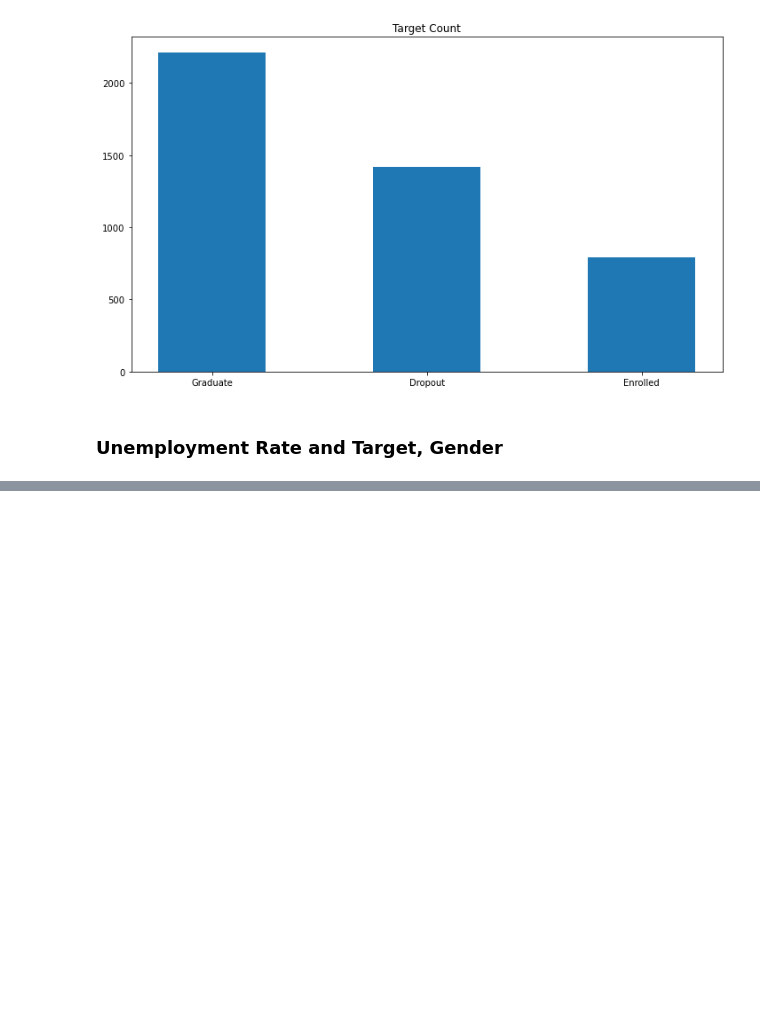
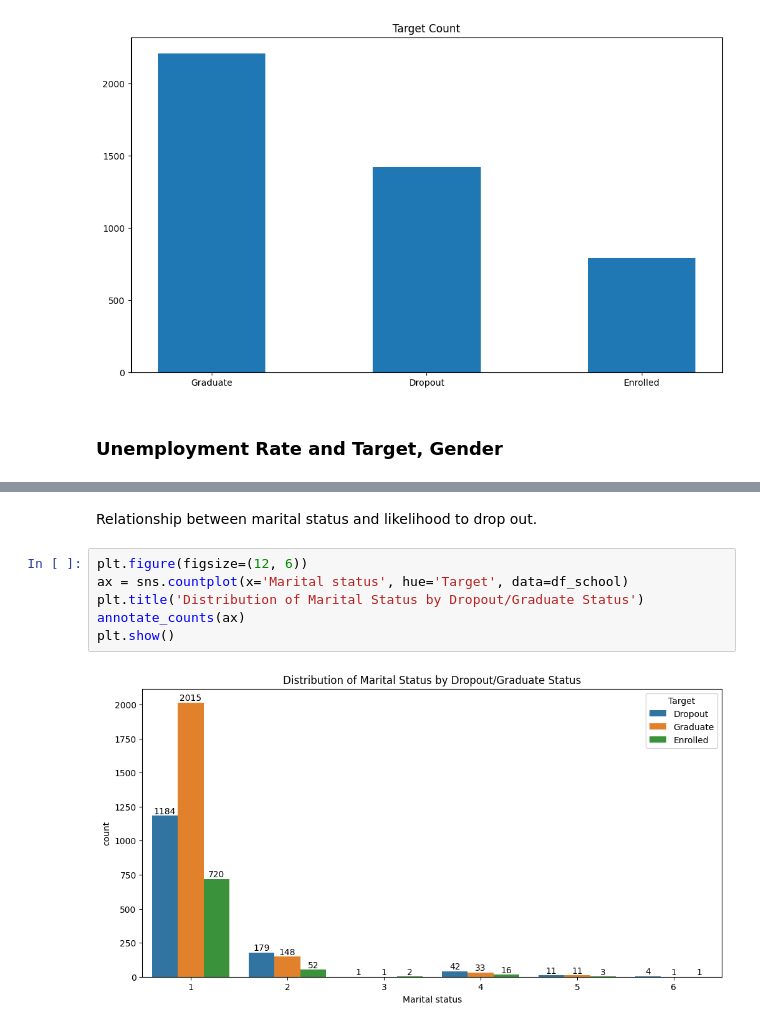
Before and after one commit to KANUBALAD/ML-Fairness-in-School-DropOut-, a Jupyter notebook: Notebooks/EDA of School Dropout Dataset.ipynb, the cells around one changed output, grey strips where cells are left out. Cells and saved outputs as stored; diff of their text form; blank space fills up the shorter version.

```diff
--- a/Notebooks/EDA of School Dropout Dataset.ipynb
+++ b/Notebooks/EDA of School Dropout Dataset.ipynb
@@ -64,0 +206,10 @@ plt.show()
+# %% [markdown]
+Relationship between marital status and likelihood to drop out.
+# %%
+plt.figure(figsize=(12, 6))
+ax = sns.countplot(x='Marital status', hue='Target', data=df_school)
+plt.title('Distribution of Marital Status by Dropout/Graduate Status')
+annotate_counts(ax)
+plt.show()
+# %% [output]
+[figure, added]
```
Also changed, not shown: parts of 14 cells of this notebook.
